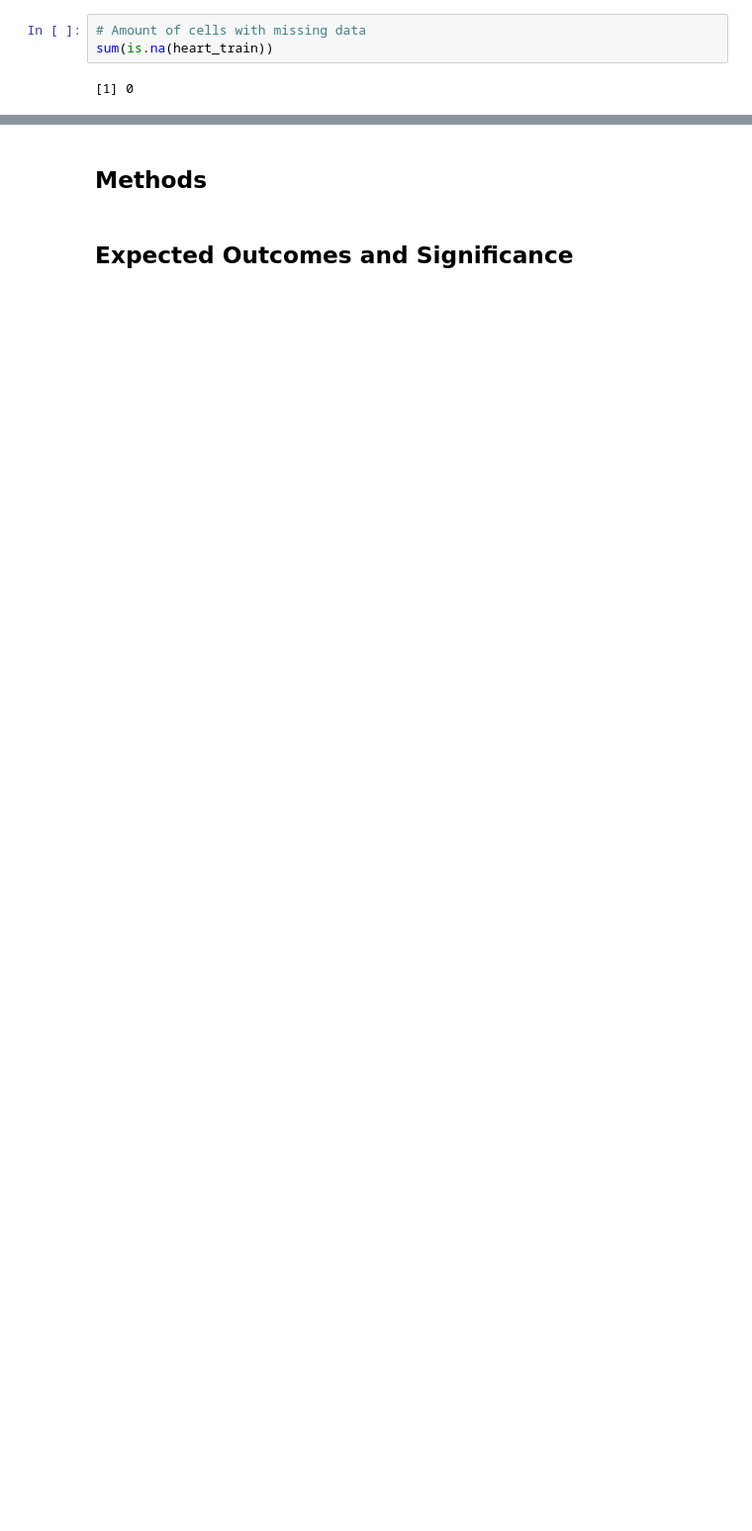
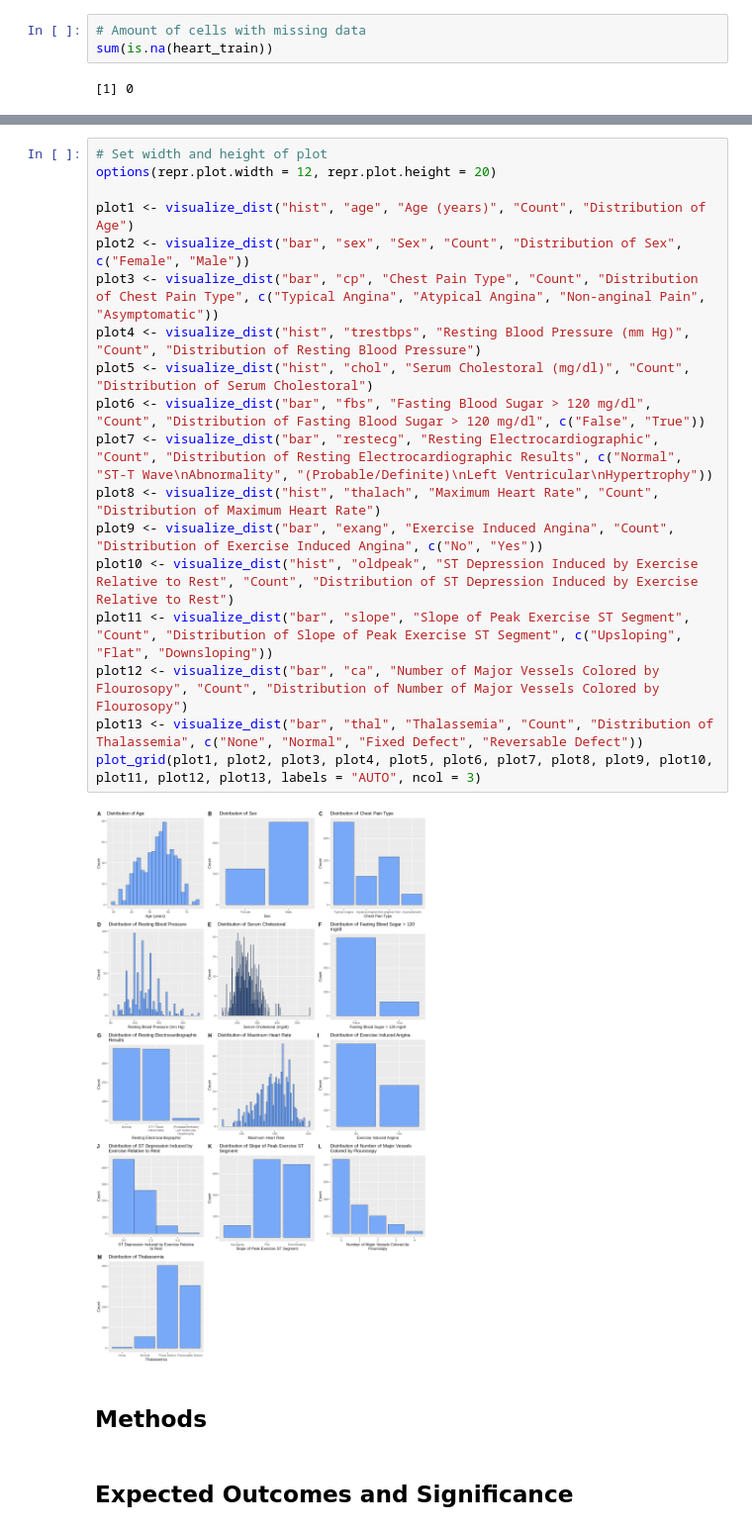
Before and after one commit to random56428/heart-disease, a Jupyter notebook: proposal.ipynb, the cells around one changed output, grey strips where cells are left out. Shown at 99% size. Cells and saved outputs as stored; diff of their text form; blank space fills up the shorter version.

Commit message:
added distribution plots for all predictors

```diff
--- a/proposal.ipynb
+++ b/proposal.ipynb
@@ -80,3 +153,23 @@ sum(is.na(heart_train))
+# %%
+# Set width and height of plot
+options(repr.plot.width = 12, repr.plot.height = 20)
+
+plot1 <- visualize_dist("hist", "age", "Age (years)", "Count", "Distribution of Age")
+plot2 <- visualize_dist("bar", "sex", "Sex", "Count", "Distribution of Sex", c("Female", "Male"))
+plot3 <- visualize_dist("bar", "cp", "Chest Pain Type", "Count", "Distribution of Chest Pain Type", c("Typical Angina", "Atypical Angina", "Non-anginal Pain", "Asymptomatic"))
+plot4 <- visualize_dist("hist", "trestbps", "Resting Blood Pressure (mm Hg)", "Count", "Distribution of Resting Blood Pressure")
+plot5 <- visualize_dist("hist", "chol", "Serum Cholestoral (mg/dl)", "Count", "Distribution of Serum Cholestoral")
+plot6 <- visualize_dist("bar", "fbs", "Fasting Blood Sugar > 120 mg/dl", "Count", "Distribution of Fasting Blood Sugar > 120 mg/dl", c("False", "True"))
+plot7 <- visualize_dist("bar", "restecg", "Resting Electrocardiographic", "Count", "Distribution of Resting Electrocardiographic Results", c("Normal", "ST-T Wave\nAbnormality", "(Probable/Definite)\nLeft Ventricular\nHypertrophy"))
+plot8 <- visualize_dist("hist", "thalach", "Maximum Heart Rate", "Count", "Distribution of Maximum Heart Rate")
+plot9 <- visualize_dist("bar", "exang", "Exercise Induced Angina", "Count", "Distribution of Exercise Induced Angina", c("No", "Yes"))
+plot10 <- visualize_dist("hist", "oldpeak", "ST Depression Induced by Exercise Relative to Rest", "Count", "Distribution of ST Depression Induced by Exercise Relative to Rest")
+plot11 <- visualize_dist("bar", "slope", "Slope of Peak Exercise ST Segment", "Count", "Distribution of Slope of Peak Exercise ST Segment", c("Upsloping", "Flat", "Downsloping"))
+plot12 <- visualize_dist("bar", "ca", "Number of Major Vessels Colored by Flourosopy", "Count", "Distribution of Number of Major Vessels Colored by Flourosopy")
+plot13 <- visualize_dist("bar", "thal", "Thalassemia", "Count", "Distribution of Thalassemia", c("None", "Normal", "Fixed Defect", "Reversable Defect"))
+plot_grid(plot1, plot2, plot3, plot4, plot5, plot6, plot7, plot8, plot9, plot10, plot11, plot12, plot13, labels = "AUTO", ncol = 3)
+# %% [output]
+[figure, added]
 # %% [markdown]
 ## Methods
 # %% [markdown]
```
Also changed, not shown: parts of 5 cells of this notebook.
